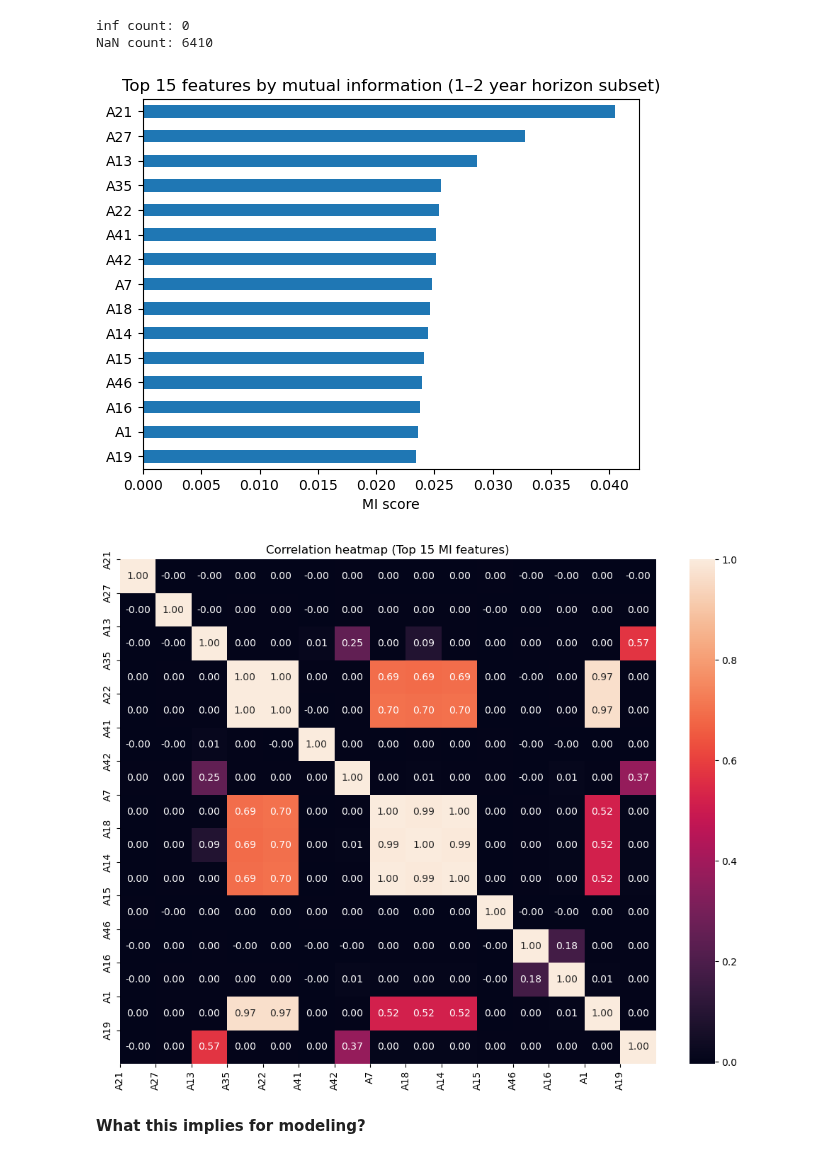
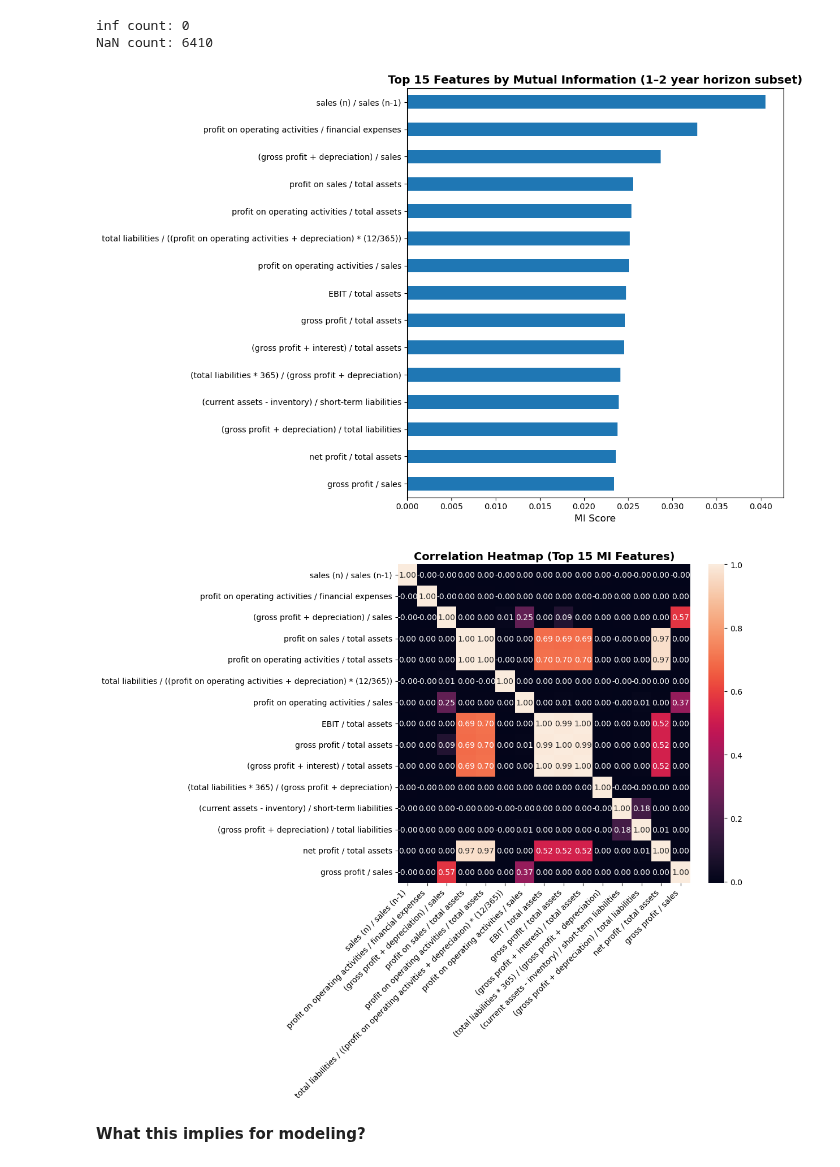
Before and after one commit to krzysztofpk14/Bankrupcy-Prediction, a Jupyter notebook: Company_bankruptcy_prediction.ipynb, the cells around one changed output. Saved outputs shown, nothing was run; the diff lists cells and outputs as text; code cells hidden in the pictures.

```diff
--- a/Company_bankruptcy_prediction.ipynb
+++ b/Company_bankruptcy_prediction.ipynb
@@ -371,35 +371,41 @@ NaN count: 6410
 # %%
 from sklearn.feature_selection import mutual_info_classif
 import pandas as pd
 
 # temporary imputation only for MI calculation
 X_tmp = X.fillna(X.median(numeric_only=True))
 
 mi = mutual_info_classif(X_tmp, y, random_state=42)
 mi_s = pd.Series(mi, index=X.columns).sort_values(ascending=False)
 
-plt.figure()
-mi_s.head(15).sort_values().plot(kind="barh")
-plt.title("Top 15 features by mutual information (1–2 year horizon subset)")
-plt.xlabel("MI score")
+# Create readable mutual information series
+mi_readable = mi_s.copy()
+mi_readable.index = mi_readable.index.map(lambda x: data_dict.get(x, x))
+
+plt.figure(figsize=(12, 8))
+mi_readable.head(15).sort_values().plot(kind="barh")
+plt.title("Top 15 Features by Mutual Information (1–2 year horizon subset)", fontsize=14, fontweight='bold')
+plt.xlabel("MI Score", fontsize=12)
+plt.tight_layout()
 plt.show()
 # %% [output]
-[figure, old version]
+[figure, new version]
 # %%
 top15 = mi_s.head(15).index.tolist()
 corr = X_tmp[top15].corr()
 
-plt.figure(figsize=(10, 8))
-# plt.imshow(corr, aspect="auto")
-sns.heatmap(corr, annot=True, fmt=".2f")
-plt.title("Correlation heatmap (Top 15 MI features)")
-plt.xticks(range(len(top15)), top15, rotation=90)
-plt.yticks(range(len(top15)), top15)
-# plt.colorbar()
+plt.figure(figsize=(12, 10))
+# Create readable labels for heatmap
+readable_labels = [data_dict.get(col, col) for col in top15]
+
+sns.heatmap(corr, annot=True, fmt=".2f", xticklabels=readable_labels, yticklabels=readable_labels)
+plt.title("Correlation Heatmap (Top 15 MI Features)", fontsize=14, fontweight='bold')
+plt.xticks(rotation=45, ha='right', fontsize=10)
+plt.yticks(rotation=0, fontsize=10)
 plt.tight_layout()
 plt.show()
 # %% [output]
-[figure, old version]
+[figure, new version]
 # %% [markdown]
 **What this implies for modeling?**
 # %%
```
Also changed, not shown: parts of 4 cells of this notebook.
